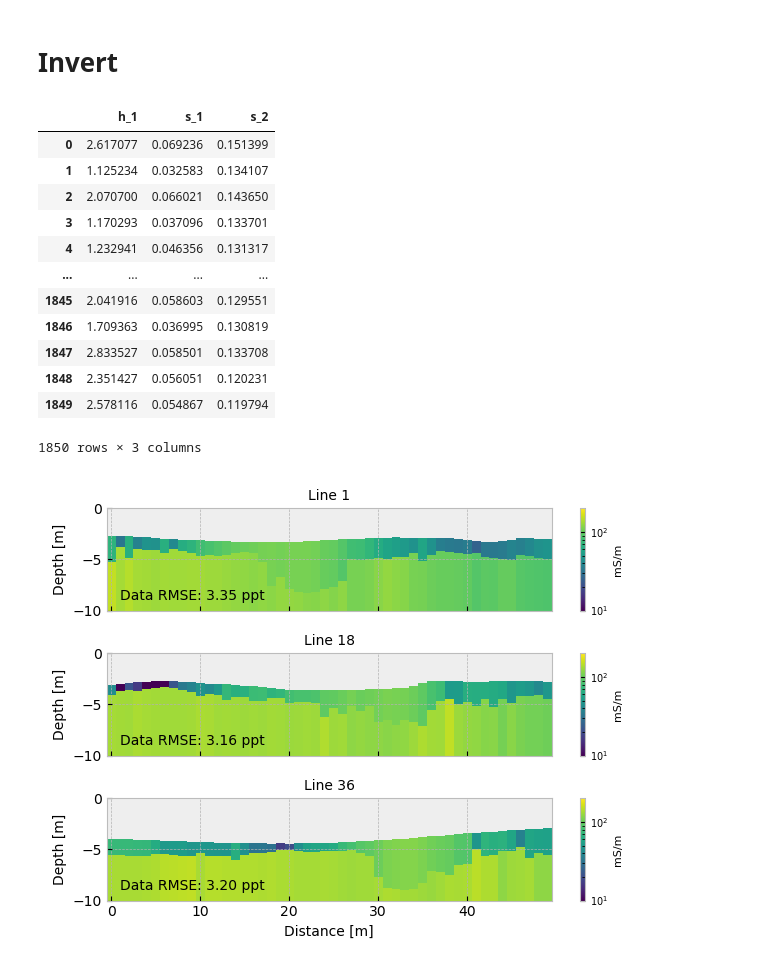
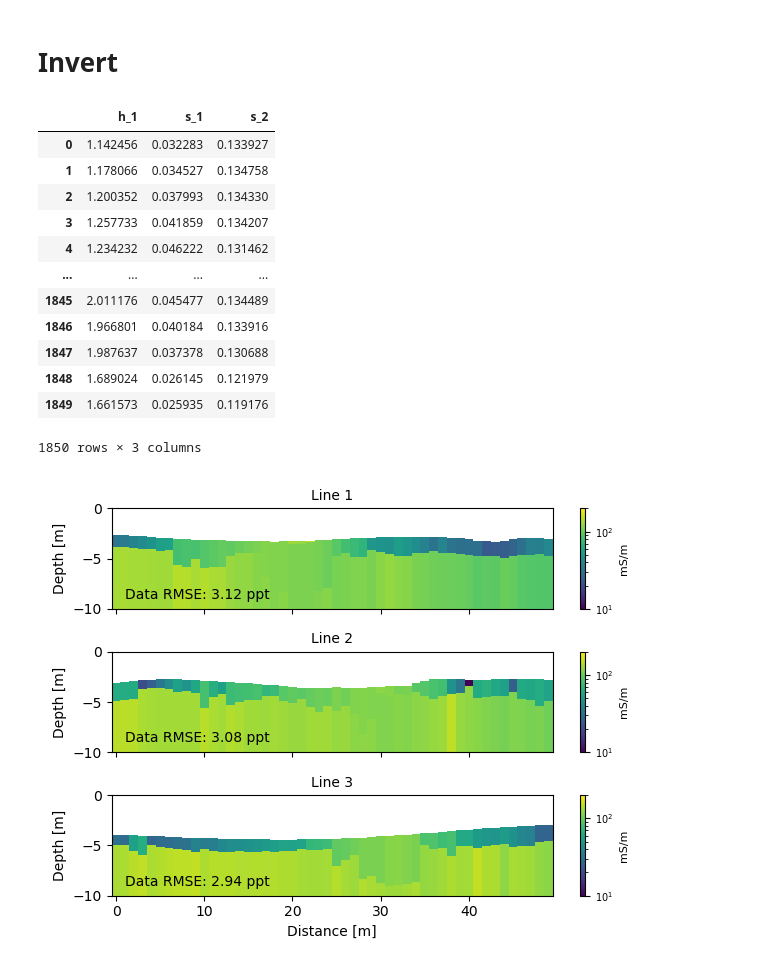
Before and after one commit to mariacarrizo/FDEM_LCI_PWI, a Jupyter notebook: Field/15_Piecewise_Field.ipynb, the cells around one changed output. Cells and saved outputs as stored; diff of their text form; code cells hidden in the pictures.

```diff
--- a/Field/15_Piecewise_Field.ipynb
+++ b/Field/15_Piecewise_Field.ipynb
@@ -41,7 +49,7 @@ Dataframe
 # %%
 # Obtain H and V quadrature and in-phase measurements
 # For in-phase we only use measurements for offsets > 4 m
-data = np.array(pd.concat([Dataframe.loc[:,'H2Q':'V8Q'], Dataframe.loc[:,'H4IP':]], axis=1))
+data = np.array(pd.concat([Dataframe.loc[:,'H2Q':'P8Q'], Dataframe.loc[:,'H4IP':]], axis=1))
 npos = len(data) # number of 1D models
 nlay = 2 # number of layers
 # %%
@@ -81,17 +89,17 @@ Model_inv_frame =pd.DataFrame(model_inv, columns= ['h_1', 's_1', 's_2'])
 Model_inv_frame
 # %% [output]
 |  | h_1 | s_1 | s_2 |
-| 0 | 2.617077 | 0.069236 | 0.151399 |
-| 1 | 1.125234 | 0.032583 | 0.134107 |
-| 2 | 2.070700 | 0.066021 | 0.143650 |
-| 3 | 1.170293 | 0.037096 | 0.133701 |
-| 4 | 1.232941 | 0.046356 | 0.131317 |
+| 0 | 1.142456 | 0.032283 | 0.133927 |
+| 1 | 1.178066 | 0.034527 | 0.134758 |
+| 2 | 1.200352 | 0.037993 | 0.134330 |
+| 3 | 1.257733 | 0.041859 | 0.134207 |
+| 4 | 1.234232 | 0.046222 | 0.131462 |
 | ... | ... | ... | ... |
-| 1845 | 2.041916 | 0.058603 | 0.129551 |
-| 1846 | 1.709363 | 0.036995 | 0.130819 |
-| 1847 | 2.833527 | 0.058501 | 0.133708 |
-| 1848 | 2.351427 | 0.056051 | 0.120231 |
-| 1849 | 2.578116 | 0.054867 | 0.119794 |
+| 1845 | 2.011176 | 0.045477 | 0.134489 |
+| 1846 | 1.966801 | 0.040184 | 0.133916 |
+| 1847 | 1.987637 | 0.037378 | 0.130688 |
+| 1848 | 1.689024 | 0.026145 | 0.121979 |
+| 1849 | 1.661573 | 0.025935 | 0.119176 |
 1850 rows × 3 columns
 # %%
 model_inv = np.array(model_inv)
@@ -108,29 +116,29 @@ rmse_L36 = root_mean_squared_error(data[1800:], responses[1800:])*1000
 # %%
 fig, ax = plt.subplots(3,1, sharex=True)
 
 fs=10
 showStitchedModels(model_inv_topo[0:50], ax=ax[0], zMax=10, cMin=10, cMax=200, label='mS/m')
 ax[0].set_title('Line 1', fontsize=fs)
 ax[0].set_ylabel('Depth [m]', fontsize=fs)
 ax[0].text(1, -9, 'Data RMSE: ' + format(rmse_L1, ".2f") + ' ppt')
 
 showStitchedModels(model_inv_topo[900:950], ax=ax[1], zMax=10, cMin=10, cMax=200, label='mS/m')
-ax[1].set_title('Line 18', fontsize=fs)
+ax[1].set_title('Line 2', fontsize=fs)
 ax[1].set_ylabel('Depth [m]', fontsize=fs)
 ax[1].text(1, -9, 'Data RMSE: ' + format(rmse_L18, ".2f") + ' ppt')
 
 showStitchedModels(model_inv_topo[1800:], ax=ax[2], zMax=10, cMin=10, cMax=200, label='mS/m')
-ax[2].set_title('Line 36', fontsize=fs)
+ax[2].set_title('Line 3', fontsize=fs)
 ax[2].set_ylabel('Depth [m]', fontsize=fs)
 ax[2].set_xlabel('Distance [m]', fontsize=fs)
 ax[2].text(1, -9, 'Data RMSE: ' + format(rmse_L36, ".2f") + ' ppt')
 
 #fig.suptitle('PWI estimated models')
 plt.tight_layout()
-plt.savefig('Lines_PWI.eps', format='eps')
+plt.savefig('figures/Lines_PWI.eps', format='eps')
 plt.show()
 # %% [output]
-[figure, old version]
+[figure, new version]
 # %%
 X = Dataframe['X']
 Y = Dataframe['Y']
```
Also changed, not shown: parts of 4 cells of this notebook, 18 other files.
